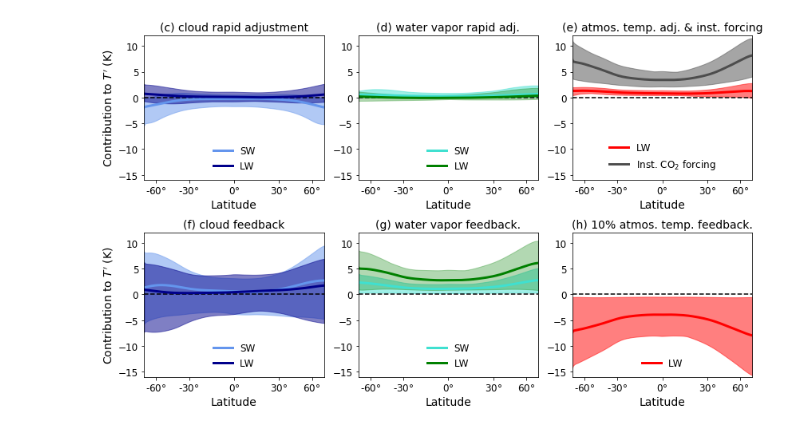
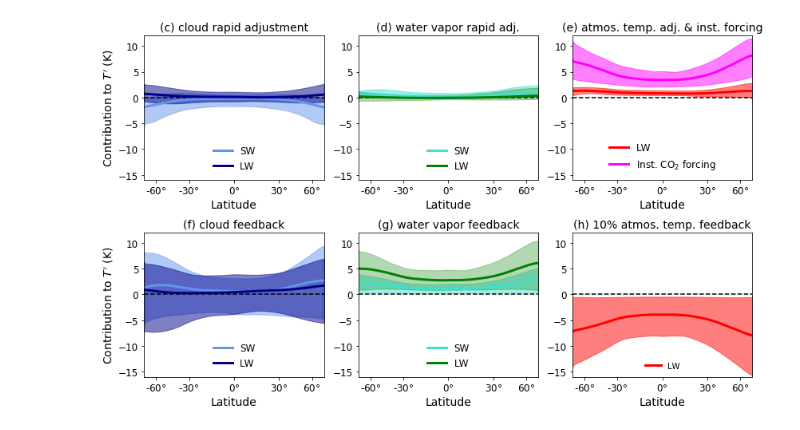
Before and after one commit to rdrussotto/TRACMIP_pa_notebooks, a Jupyter notebook: EBM_Gregory_analyze_part3.ipynb, the cells around one changed output. Saved outputs shown, nothing was run; the diff lists cells and outputs as text; code cells hidden in the pictures.

```diff
--- a/EBM_Gregory_analyze_part3.ipynb
+++ b/EBM_Gregory_analyze_part3.ipynb
@@ -370,5 +429,6 @@ plt.savefig('plots/figure_3_bottom.pdf')
 # %%
-#Version of Figure 3 bottom 6 panels with sign flipped, showing contributions instead of differences
+#Version of Figure 3 bottom 6 panels with sign flipped, showing warming contributions instead of warming differences
+#Went back to overall temperature feedback since Planck/lapse rate decomposition was inconclusive
 
 plt.figure(figsize=(12,7))
 
@@ -393,42 +453,57 @@ plt.legend(['SW', 'LW'], loc='lower center', frameon=False, fontsize=12)
 ax = plt.subplot(2,3,3)
 setuppanel_zonalmean(ax, '(e) atmos. temp. adj. & inst. forcing', ylims=[-16, 12], fontsize=14)
 plt.plot(sinlat, -diff_mean_adj_lw_ta, 'red', linewidth=3)
-plt.plot(sinlat, -diff_mean_f_inst, color=[0.3, 0.3, 0.3], linewidth=3)
+plt.plot(sinlat, -diff_mean_f_inst, color='magenta', linewidth=3)
 plt.fill_between(sinlat, -diff_max_adj_lw_ta, -diff_min_adj_lw_ta, color='red', alpha=0.5,zorder=-1)
-plt.fill_between(sinlat, -diff_max_f_inst, -diff_min_f_inst, color=[0.3, 0.3, 0.3], alpha=0.5,zorder=-1)
+plt.fill_between(sinlat, -diff_max_f_inst, -diff_min_f_inst, color='magenta', alpha=0.5,zorder=-1)
 plt.ylabel('')
 plt.legend(['LW', 'Inst. CO$_2$ forcing'], loc='lower center', frameon=False, fontsize=12)
 
 ax = plt.subplot(2,3,4)
 setuppanel_zonalmean(ax, '(f) cloud feedback', ylims=[-16, 12], fontsize=14)
 plt.plot(sinlat, -diff_mean_fb_sw_cloud, 'cornflowerblue', linewidth=3)
 plt.plot(sinlat, -diff_mean_fb_lw_cloud, 'darkblue', linewidth=3)
 plt.fill_between(sinlat, -diff_max_fb_sw_cloud, -diff_min_fb_sw_cloud, color='cornflowerblue', alpha=0.5,zorder=-1)
 plt.fill_between(sinlat, -diff_max_fb_lw_cloud, -diff_min_fb_lw_cloud, color='darkblue', alpha=0.5,zorder=-1)
 plt.ylabel('Contribution to $T\'$ (K)')
 plt.legend(['SW', 'LW'], loc='lower center', frameon=False, fontsize=12)
 
 ax = plt.subplot(2,3,5)
-setuppanel_zonalmean(ax, '(g) water vapor feedback.', ylims=[-16, 12], fontsize=14)
+setuppanel_zonalmean(ax, '(g) water vapor feedback', ylims=[-16, 12], fontsize=14)
 plt.plot(sinlat, -diff_mean_fb_sw_noncloud, 'turquoise', linewidth=3)
 plt.plot(sinlat, -diff_mean_fb_lw_wv, 'green', linewidth=3)
 plt.fill_between(sinlat, -diff_max_fb_sw_noncloud, -diff_min_fb_sw_noncloud, color='turquoise', alpha=0.5,zorder=-1)
 plt.fill_between(sinlat, -diff_max_fb_lw_wv, -diff_min_fb_lw_wv, color='green', alpha=0.3,zorder=-1)
 plt.ylabel('')
 plt.legend(['SW', 'LW'], loc='lower center', frameon=False, fontsize=12)
 
 ax = plt.subplot(2,3,6)
-setuppanel_zonalmean(ax, '(h) 10% atmos. temp. feedback.', ylims=[-16, 12], fontsize=14)
+setuppanel_zonalmean(ax, '(h) 10% atmos. temp. feedback', ylims=[-16, 12], fontsize=14)
 plt.plot(sinlat, -diff_mean_fb_lw_ta_10p, 'red', linewidth=3)
 #plt.plot(sinlat, -diff_mean_fb_lw_ts, 'coral', linewidth=3)
 plt.fill_between(sinlat, -diff_max_fb_lw_ta_10p, -diff_min_fb_lw_ta_10p, color='red', alpha=0.5,zorder=-1)
+# plt.plot(sinlat, -diff_mean_fb_lw_ts, 'coral', linewidth=3) #Lines below for Planck and Lapse Rate decomposition--only sent to reviewers
+# plt.plot(sinlat, -diff_mean_fb_lw_lr, 'red', linewidth = 3)
+# plt.plot(sinlat, -diff_mean_fb_lw_lr_10p, 'hotpink', linewidth=3)
+# plt.plot(sinlat, -diff_mean_fb_lw_pl_10p, 'brown', linewidth=3)
+# plt.plot(sinlat, -diff_max_fb_lw_lr, color='red', linewidth=2, linestyle='dotted')
+# plt.plot(sinlat, -diff_min_fb_lw_lr, color='red', linewidth=2, linestyle='dotted')
+# plt.plot(sinlat, -diff_max_fb_lw_lr_10p, color='hotpink', linewidth=2, linestyle='dotted')
+# plt.plot(sinlat, -diff_min_fb_lw_lr_10p, color='hotpink', linewidth=2, linestyle='dotted')
+# plt.plot(sinlat, -diff_max_fb_lw_pl_10p, color='brown', linewidth=2, linestyle='dotted')
+# plt.plot(sinlat, -diff_min_fb_lw_pl_10p, color='brown', linewidth=2, linestyle='dotted')
 plt.ylabel('')
-plt.legend(['LW'], loc='lower center', frameon=False, fontsize=12)
+#plt.legend(['Surf. temp.', 'Lapse rate', 'Lapse rate (10%)', 'Planck (10%)' ], loc='upper center', frameon=False, fontsize=10)
+plt.legend(['LW' ], loc='lower center', frameon=False, fontsize=10)
 
 #Don't bother with surface temperature in bottom part, similar to 10% ta and no inter-model spread
 plt.tight_layout()
 
 plt.savefig('plots/figure_3_bottom_contrib.png')
 plt.savefig('plots/figure_3_bottom_contrib.pdf')
+# plt.savefig('plots/figure_3_bottom_contrib_decomp.png')
+# plt.savefig('plots/figure_3_bottom_contrib_decomp.pdf')
+
+#plt.savefig('plots/figure_3_bottom_contrib_1000.png', dpi=1000)
 # %% [output]
-[figure, old version]
+[figure, new version]
```
Also changed, not shown: parts of 22 cells of this notebook, 5 other files.
